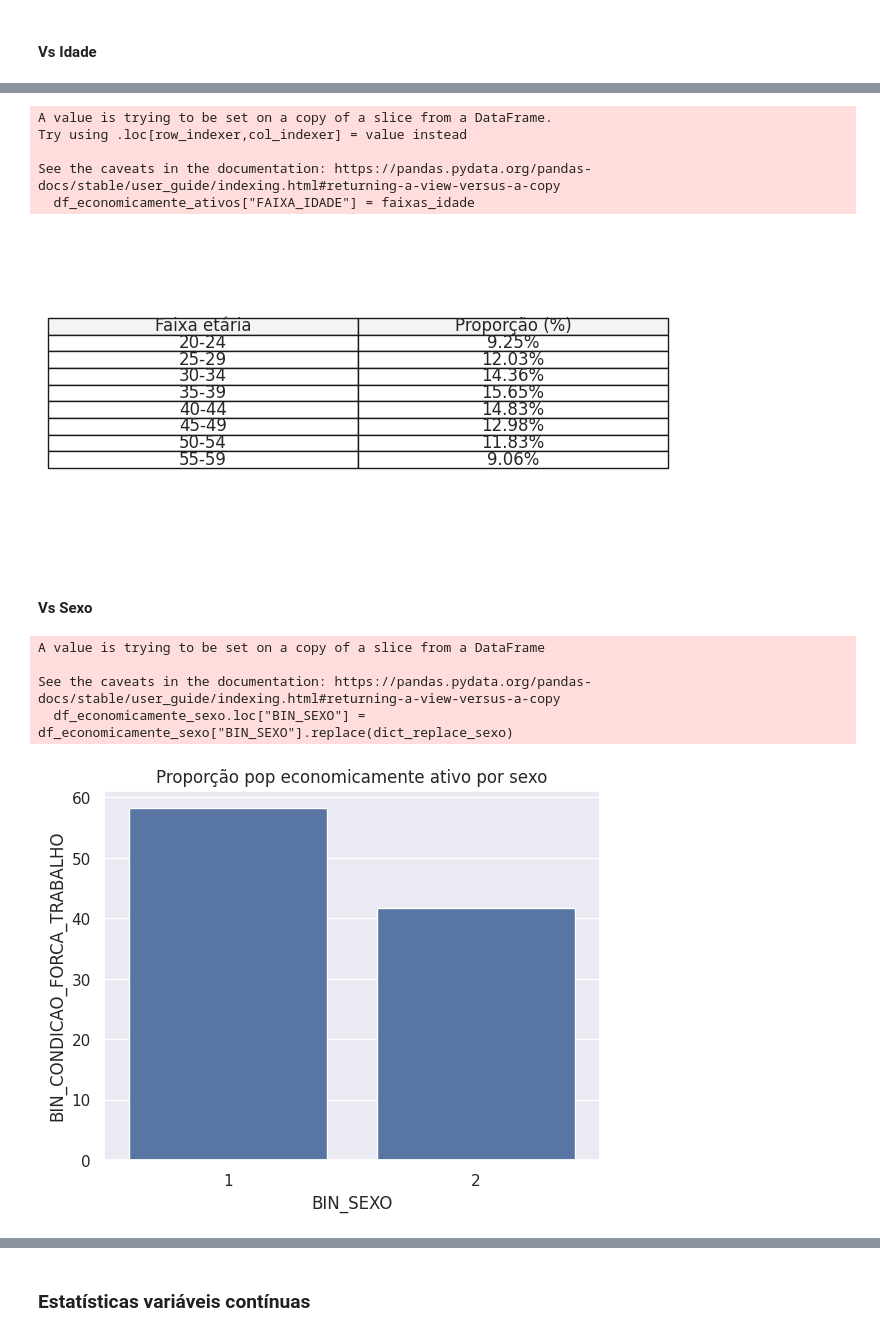
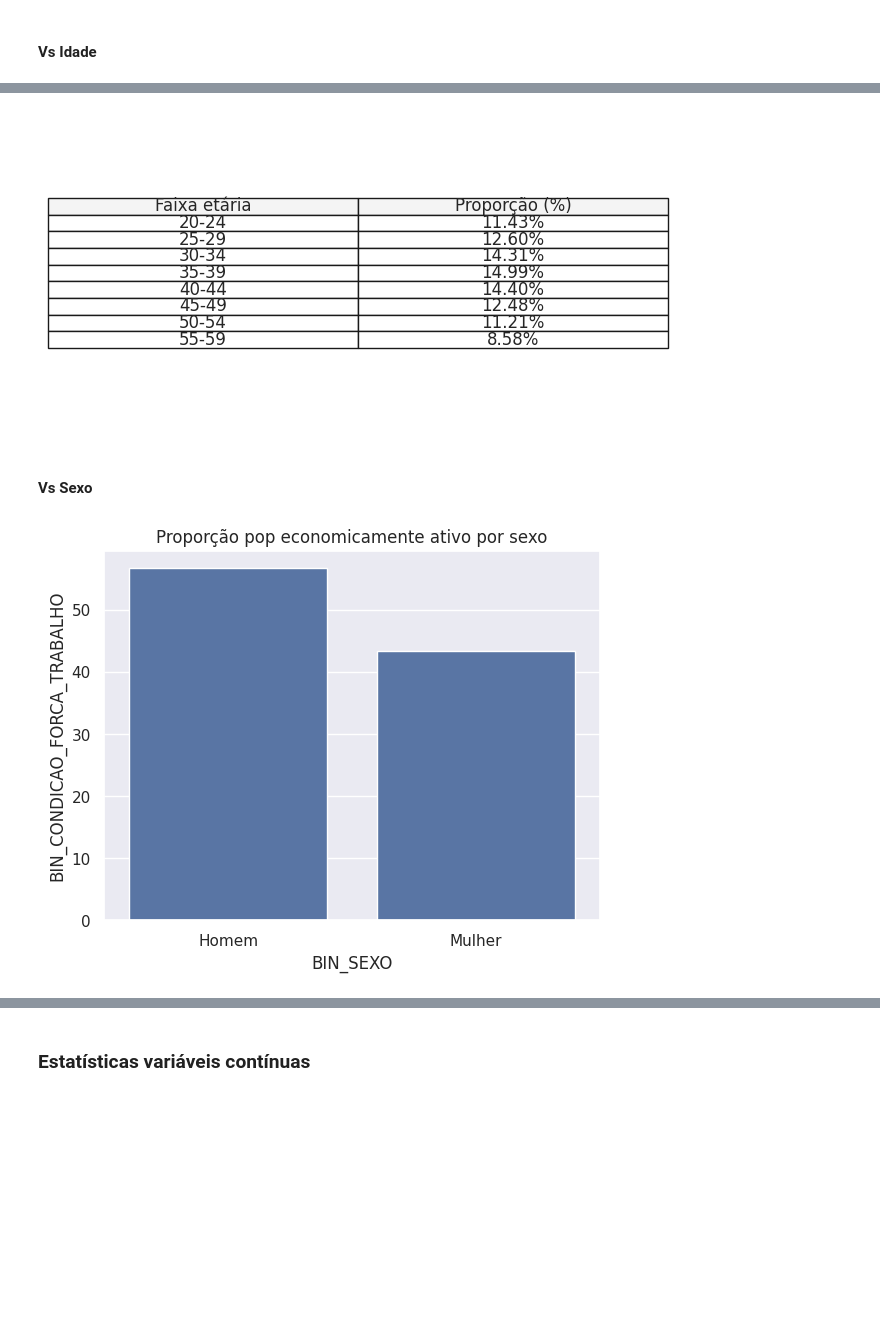
Before and after one commit to kalebemaiaa/econometria, a Jupyter notebook: analise_variaveis.ipynb, the cells around one changed output, grey strips where cells are left out. Drawn from its saved outputs; the diff is of its cells as text; code cells hidden in the pictures; blank space fills up the shorter version.

```diff
--- a/analise_variaveis.ipynb
+++ b/analise_variaveis.ipynb
@@ -67,7 +68,11 @@ print(f"Dataframe lido tem {len(df_original)} linhas.")
 dict_col_names = {k: v.get("col_name") for k, v in random_variables.items()}
 df_original = df_original.rename(columns = dict_col_names)
 
+for col in df_original.columns:
+    if col.startswith("BIN"):
+        df_original[col] = df_original[col].replace({2.: 0.})
+
 # Limpando colunas nulas
-df_limpo = df_original.dropna()
+df_limpo = df_original
 print(f"Dataframe dropped na rows tem {len(df_limpo)} linhas")
 # %% [output]
@@ -79,4 +135,9 @@ df_economicamente_ativos = df_limpo[mask_age]
 # %% [markdown]
 ### Proporções população economicamente ativa
+# %%
+mask_age = (df_limpo["CON_IDADE"] >= 20) & (df_limpo["CON_IDADE"] <= 60)
+mask_economicamente_ativo = df_limpo["ORD_QTD_EMPREGOS"].notna()
+df_by_age_ativos = df_limpo[mask_economicamente_ativo & mask_age]
+df_economicamente_ativos = df_limpo[mask_economicamente_ativo]
 # %% [markdown]
 #### Vs nível de formação
@@ -182,15 +210,15 @@ plt.show()
 # %%
 # Criar faixas de 5 em 5 anos para a coluna CON_IDADE
-faixas_idade = pd.cut(df_economicamente_ativos["CON_IDADE"],
+faixas_idade = pd.cut(df_by_age_ativos["CON_IDADE"],
                       bins=range(20, 65, 5),  # Definindo as faixas de 5 em 5 anos (20 a 60)
                       right=False,  # Para incluir a faixa inicial, mas não a final
                       labels=[f"{i}-{i+4}" for i in range(20, 60, 5)])
 
 # Adicionar a coluna de faixas de idade ao DataFrame
-df_economicamente_ativos["FAIXA_IDADE"] = faixas_idade
+df_by_age_ativos["FAIXA_IDADE"] = faixas_idade
 
 # Agrupar por faixa de idade e calcular a soma de BIN_CONDICAO_FORCA_TRABALHO
-df_tabela = df_economicamente_ativos.groupby("FAIXA_IDADE")["BIN_CONDICAO_FORCA_TRABALHO"].sum()
+df_tabela = df_by_age_ativos.groupby("FAIXA_IDADE")["BIN_CONDICAO_FORCA_TRABALHO"].sum()
 
 # Converter para porcentagem
 df_tabela = (df_tabela / df_tabela.sum()) * 100
@@ -212,36 +240,27 @@ table = ax.table(cellText=table_data.values, colLabels=table_data.columns, loc='
 # Exibir a tabela
 plt.show()
 # %% [output]
-A value is trying to be set on a copy of a slice from a DataFrame.
-Try using .loc[row_indexer,col_indexer] = value instead
-
-See the caveats in the documentation: https://pandas.pydata.org/pandas-docs/stable/user_guide/indexing.html#returning-a-view-versus-a-copy
-  df_economicamente_ativos["FAIXA_IDADE"] = faixas_idade
 [figure]
 # %% [markdown]
 #### Vs Sexo
 # %%
 dict_replace_sexo = {
-    1: "Homem",
-    2: "Mulher"
+    1.: "Homem",
+    0.: "Mulher"
 }
 
-df_economicamente_sexo = df_economicamente_ativos[["BIN_SEXO", "BIN_CONDICAO_FORCA_TRABALHO"]]
-df_economicamente_sexo.loc["BIN_SEXO"] = df_economicamente_sexo["BIN_SEXO"].replace(dict_replace_sexo)
+df_economicamente_sexo = df_by_age_ativos[["BIN_SEXO", "BIN_CONDICAO_FORCA_TRABALHO"]].copy()
+df_economicamente_sexo["BIN_SEXO"] = df_economicamente_sexo["BIN_SEXO"].replace(dict_replace_sexo)
 
-sns.barplot(data = df_economicamente_ativos,
+sns.barplot(data = df_economicamente_sexo,
             x="BIN_SEXO",
             y="BIN_CONDICAO_FORCA_TRABALHO",
             orient="v",
-            estimator = lambda x: x.sum() * 100/ len(df_economicamente_ativos))
+            estimator = lambda x: x.sum() * 100/ len(df_economicamente_sexo))
 plt.title("Proporção pop economicamente ativo por sexo")
 plt.show()
 # %% [output]
-A value is trying to be set on a copy of a slice from a DataFrame
-
-See the caveats in the documentation: https://pandas.pydata.org/pandas-docs/stable/user_guide/indexing.html#returning-a-view-versus-a-copy
-  df_economicamente_sexo.loc["BIN_SEXO"] = df_economicamente_sexo["BIN_SEXO"].replace(dict_replace_sexo)
-[figure, old version]
+[figure, new version]
 # %%
 proporcoes = df_economicamente_sexo.groupby("BIN_SEXO")["BIN_CONDICAO_FORCA_TRABALHO"].sum()
 proporcoes = proporcoes * 100 / len(df_economicamente_sexo)  # Converter para porcentagem
```
Also changed, not shown: parts of 22 cells of this notebook, 3 other files.
